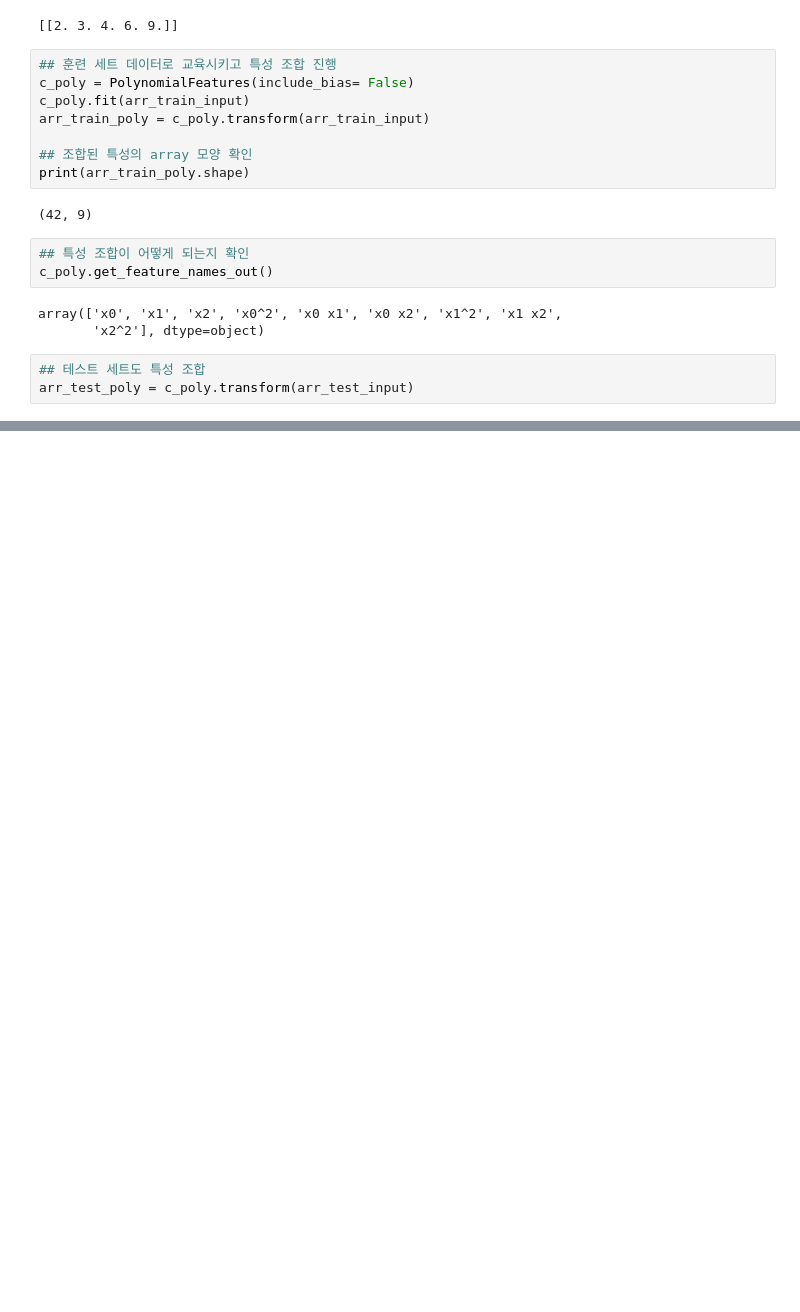
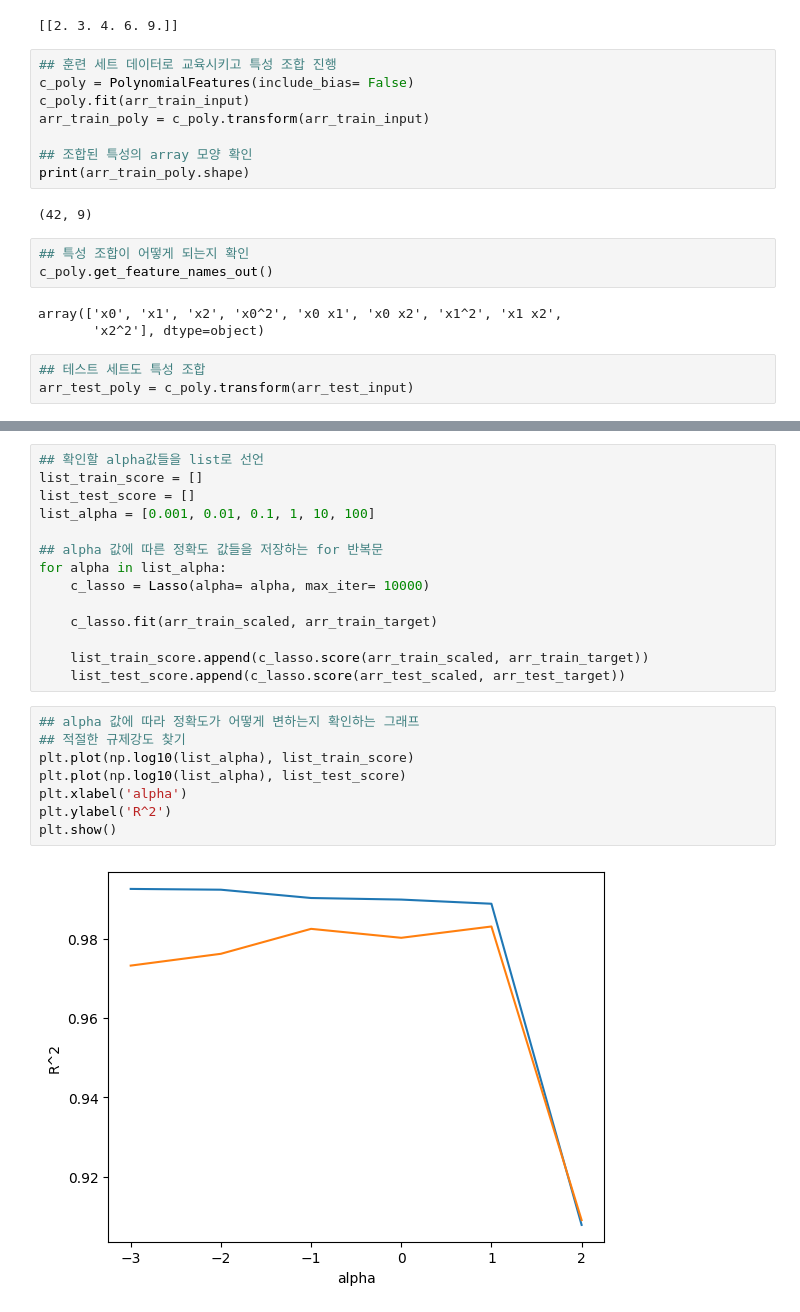
Before and after one commit to PaddingE/machine_learning_sample, a Jupyter notebook: FeatureEngineering.ipynb, the cells around one changed output, grey strips where cells are left out. Saved outputs shown, nothing was run; the diff lists cells and outputs as text; blank space fills up the shorter version.

```diff
--- a/FeatureEngineering.ipynb
+++ b/FeatureEngineering.ipynb
@@ -123,0 +221,24 @@ print(c_lr.score(arr_test_poly, arr_test_target))
+# %%
+## 확인할 alpha값들을 list로 선언
+list_train_score = []
+list_test_score = []
+list_alpha = [0.001, 0.01, 0.1, 1, 10, 100]
+
+## alpha 값에 따른 정확도 값들을 저장하는 for 반복문
+for alpha in list_alpha:
+    c_lasso = Lasso(alpha= alpha, max_iter= 10000)
+
+    c_lasso.fit(arr_train_scaled, arr_train_target)
+
+    list_train_score.append(c_lasso.score(arr_train_scaled, arr_train_target))
+    list_test_score.append(c_lasso.score(arr_test_scaled, arr_test_target))
+# %%
+## alpha 값에 따라 정확도가 어떻게 변하는지 확인하는 그래프
+## 적절한 규제강도 찾기
+plt.plot(np.log10(list_alpha), list_train_score)
+plt.plot(np.log10(list_alpha), list_test_score)
+plt.xlabel('alpha')
+plt.ylabel('R^2')
+plt.show()
+# %% [output]
+[figure, added]
```
Also changed, not shown: parts of 18 cells of this notebook, 2 other files.
